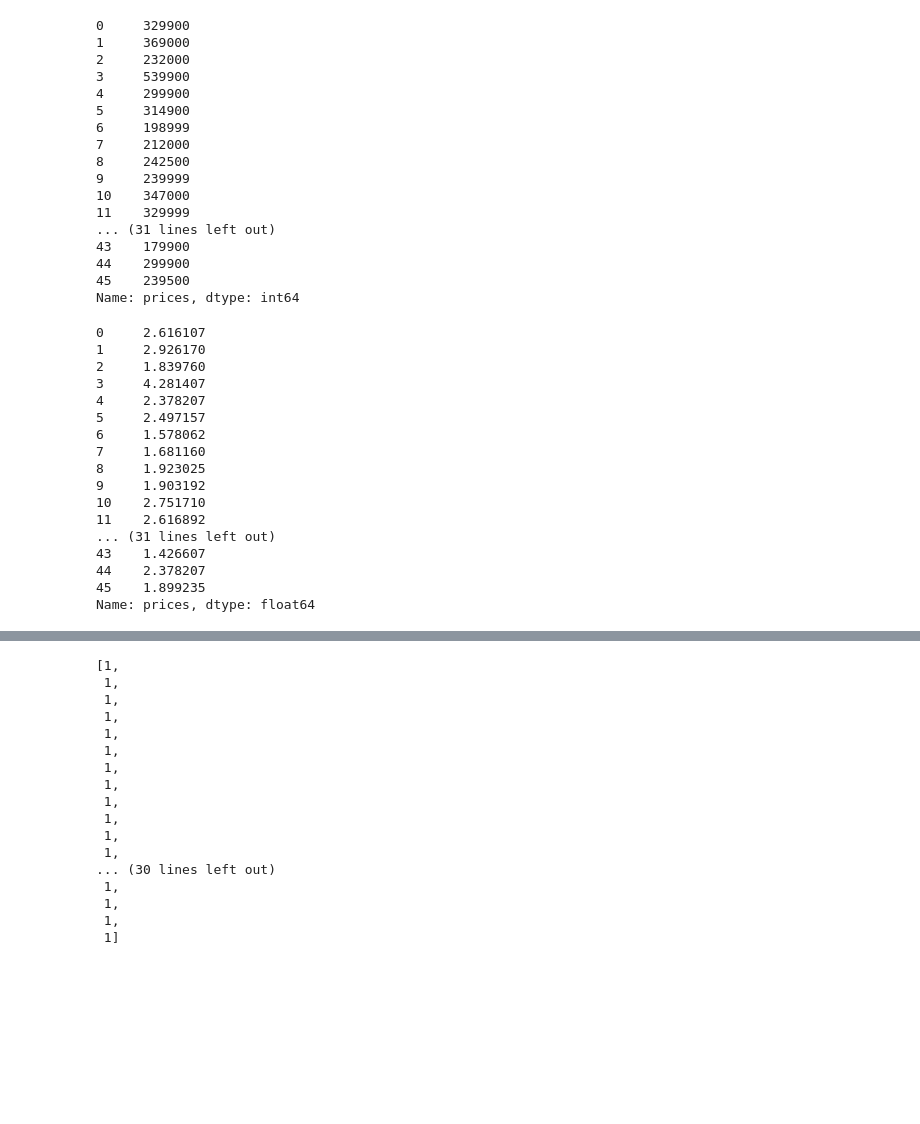
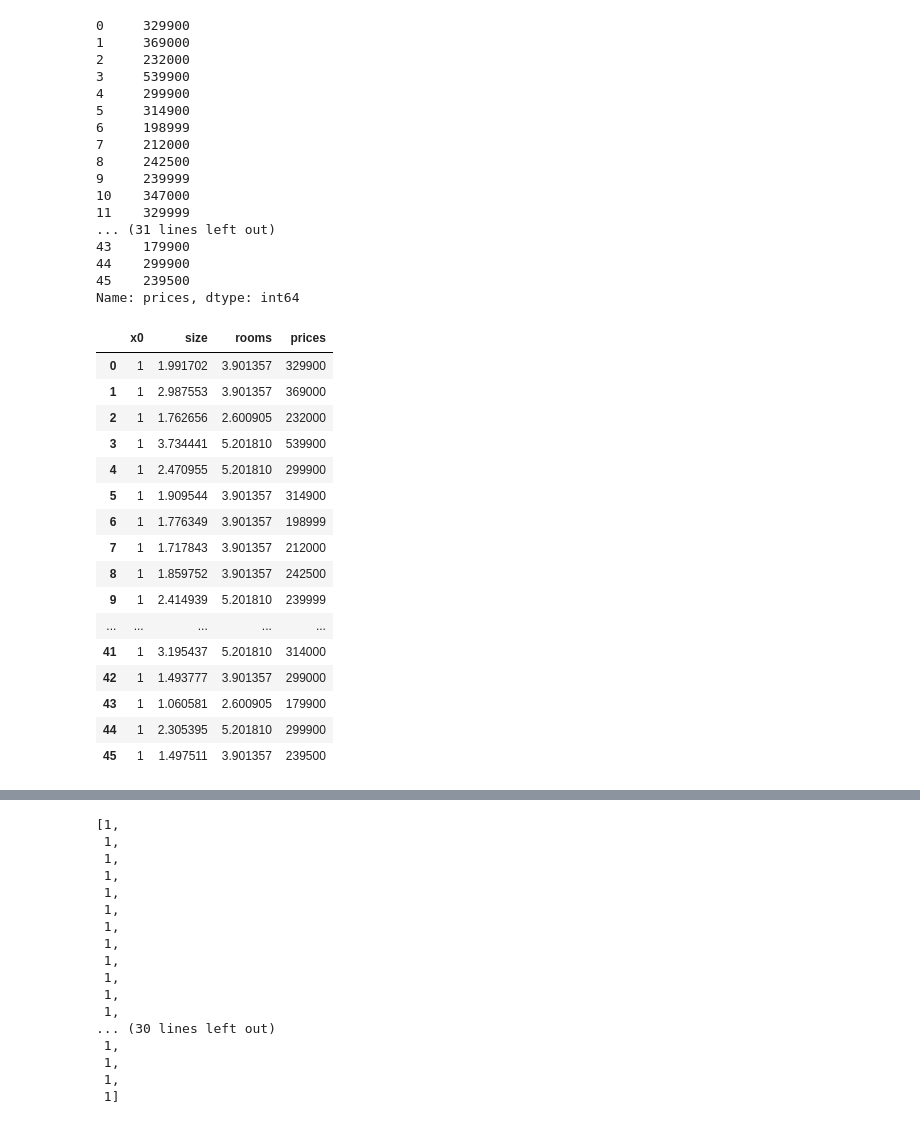
Before and after one commit to Celeste789/Machine-Learning, a Jupyter notebook: machine learning.ipynb, the cells around one changed output, grey strips where cells are left out. Saved outputs shown, nothing was run; the diff lists cells and outputs as text; code cells hidden in the pictures; blank space fills up the shorter version.

```diff
--- a/machine learning.ipynb
+++ b/machine learning.ipynb
@@ -459,4 +466,4 @@ series_size
 45    1203
 Name: size, dtype: int64
 # %%
-series_size.div(stdev_size)
+series_size = series_size.div(stdev_size)
@@ -541,22 +512,25 @@ series_prices
 45    239500
 Name: prices, dtype: int64
 # %%
-series_prices.div(stdev_prices)
+series_prices = series_prices.div(stdev_prices)
-# %% [output]
-0     2.616107
-1     2.926170
-2     1.839760
-3     4.281407
-4     2.378207
-5     2.497157
-6     1.578062
-7     1.681160
-8     1.923025
-9     1.903192
-10    2.751710
-11    2.616892
-... (31 lines left out)
-43    1.426607
-44    2.378207
-45    1.899235
-Name: prices, dtype: float64
+# %%
+df2['size'] = series_size
+df2
+# %% [output]
+|  | x0 | size | rooms | prices |
+| 0 | 1 | 1.991702 | 3.901357 | 329900 |
+| 1 | 1 | 2.987553 | 3.901357 | 369000 |
+| 2 | 1 | 1.762656 | 2.600905 | 232000 |
+| 3 | 1 | 3.734441 | 5.201810 | 539900 |
+| 4 | 1 | 2.470955 | 5.201810 | 299900 |
+| 5 | 1 | 1.909544 | 3.901357 | 314900 |
+| 6 | 1 | 1.776349 | 3.901357 | 198999 |
+| 7 | 1 | 1.717843 | 3.901357 | 212000 |
+| 8 | 1 | 1.859752 | 3.901357 | 242500 |
+| 9 | 1 | 2.414939 | 5.201810 | 239999 |
+| ... | ... | ... | ... | ... |
+| 41 | 1 | 3.195437 | 5.201810 | 314000 |
+| 42 | 1 | 1.493777 | 3.901357 | 299000 |
+| 43 | 1 | 1.060581 | 2.600905 | 179900 |
+| 44 | 1 | 2.305395 | 5.201810 | 299900 |
+| 45 | 1 | 1.497511 | 3.901357 | 239500 |
```
Also changed, not shown: parts of 32 cells of this notebook, 1 other file.
